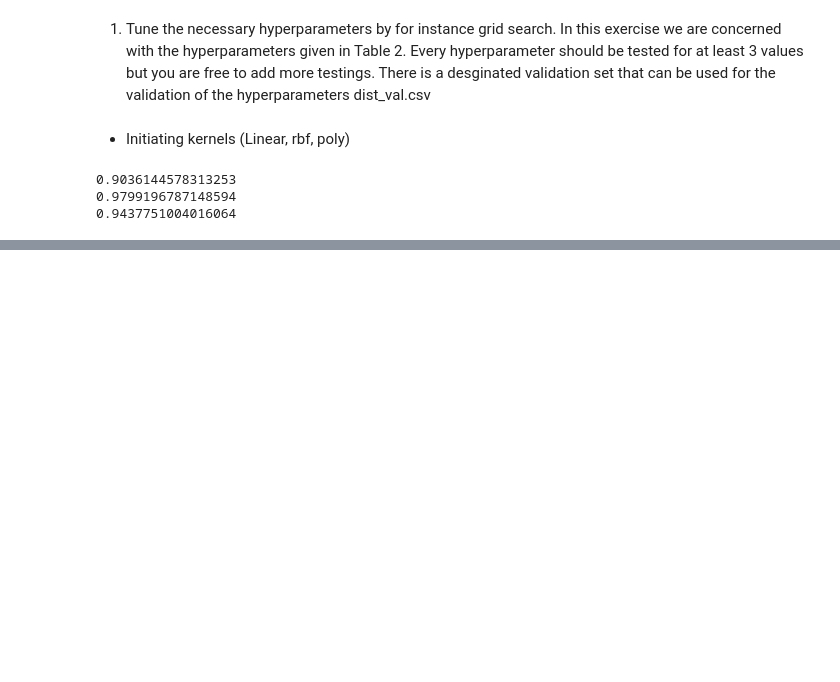
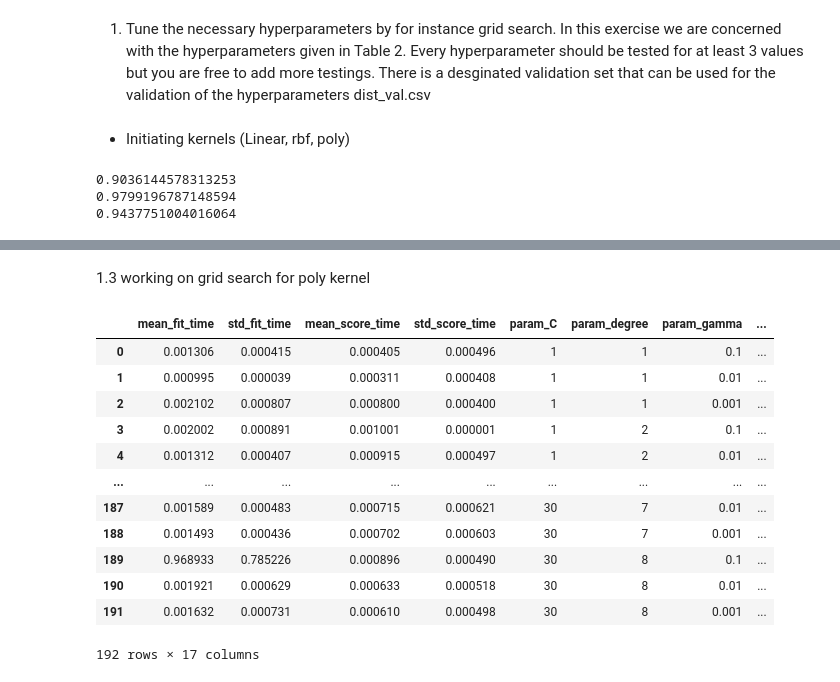
Before and after one commit to djolodjolo23/machine_learning_a3, a Jupyter notebook: Exercise1.ipynb, the cells around one changed output, grey strips where cells are left out. Drawn from its saved outputs; the diff is of its cells as text; code cells hidden in the pictures; blank space fills up the shorter version.

```diff
--- a/Exercise1.ipynb
+++ b/Exercise1.ipynb
@@ -82,0 +107,27 @@ df
+# %% [markdown]
+1.3 working on grid search for poly kernel
+# %%
+clf = GridSearchCV(SVC(), {
+    'kernel': ['poly'],
+    'C': [1, 2, 3, 4, 5, 10, 20, 30],
+    'degree' : [1, 2, 3, 4, 5, 6, 7, 8],
+    'gamma' : [0.1, 0.01, 0.001]
+}, cv=5, return_train_score=False)
+clf.fit(X, y)
+df = pd.DataFrame(clf.cv_results_)
+best_hyperparameters_poly = df[df['rank_test_score'] == 1]['params']
+df
+# %% [output]
+|  | mean_fit_time | std_fit_time | mean_score_time | std_score_time | param_C | param_degree | param_gamma | ... |
+| 0 | 0.001306 | 0.000415 | 0.000405 | 0.000496 | 1 | 1 | 0.1 | ... |
+| 1 | 0.000995 | 0.000039 | 0.000311 | 0.000408 | 1 | 1 | 0.01 | ... |
+| 2 | 0.002102 | 0.000807 | 0.000800 | 0.000400 | 1 | 1 | 0.001 | ... |
+| 3 | 0.002002 | 0.000891 | 0.001001 | 0.000001 | 1 | 2 | 0.1 | ... |
+| 4 | 0.001312 | 0.000407 | 0.000915 | 0.000497 | 1 | 2 | 0.01 | ... |
+| ... | ... | ... | ... | ... | ... | ... | ... | ... |
+| 187 | 0.001589 | 0.000483 | 0.000715 | 0.000621 | 30 | 7 | 0.01 | ... |
+| 188 | 0.001493 | 0.000436 | 0.000702 | 0.000603 | 30 | 7 | 0.001 | ... |
+| 189 | 0.968933 | 0.785226 | 0.000896 | 0.000490 | 30 | 8 | 0.1 | ... |
+| 190 | 0.001921 | 0.000629 | 0.000633 | 0.000518 | 30 | 8 | 0.01 | ... |
+| 191 | 0.001632 | 0.000731 | 0.000610 | 0.000498 | 30 | 8 | 0.001 | ... |
+192 rows × 17 columns
```
Also changed, not shown: parts of 8 cells of this notebook.
